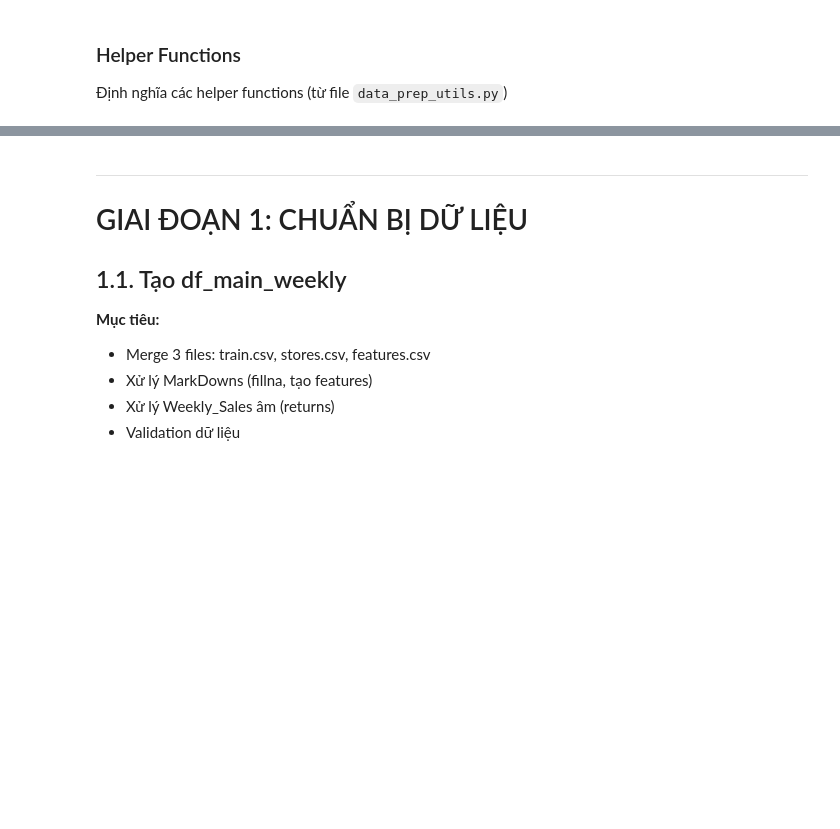
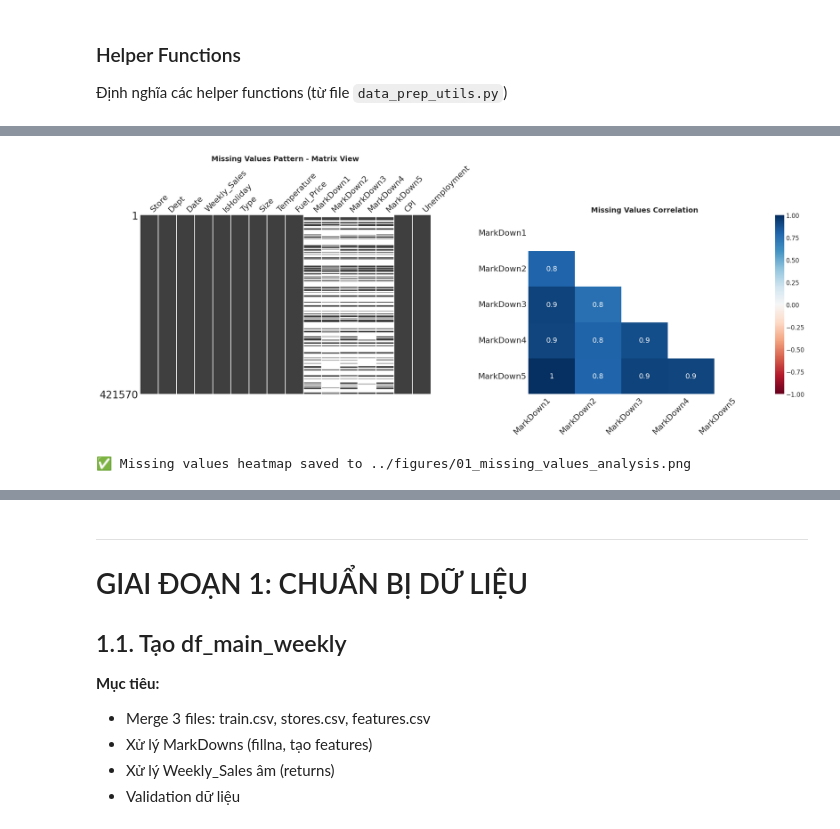
Before and after one commit to coderbian/Datathon---Data2U, a Jupyter notebook: notebooks/01_Data_Preparation_Complete.ipynb, the cells around one changed output, grey strips where cells are left out. Saved outputs shown, nothing was run; the diff lists cells and outputs as text; code cells hidden in the pictures; blank space fills up the shorter version.

Commit message:
feat: Complete data preparation

```diff
--- a/notebooks/01_Data_Preparation_Complete.ipynb
+++ b/notebooks/01_Data_Preparation_Complete.ipynb
@@ -174,0 +204,23 @@ print(f"📁 Processed path: {PROCESSED_PATH}")
+# %%
+# Load dữ liệu để phân tích missing values
+print("🔄 Loading datasets for quality assessment...")
+train_df = pd.read_csv(DATA_PATH + 'train.csv')
+stores_df = pd.read_csv(DATA_PATH + 'stores.csv')
+features_df = pd.read_csv(DATA_PATH + 'features.csv')
+
+# Merge để có full dataset
+df_merged = pd.merge(train_df, stores_df, on='Store', how='left')
+df_merged = pd.merge(df_merged, features_df, on=['Store', 'Date'], how='left', suffixes=('', '_features'))
+
+if 'IsHoliday_features' in df_merged.columns:
+    df_merged = df_merged.drop(columns=['IsHoliday_features'])
+
+print(f"✅ Merged data shape: {df_merged.shape}")
+print(f"\nMissing values per column:")
+missing_summary = df_merged.isnull().sum()
+missing_pct = (missing_summary / len(df_merged)) * 100
+missing_df = pd.DataFrame({
+    'Missing Count': missing_summary,
+    'Missing %': missing_pct
+}).sort_values('Missing Count', ascending=False)
+print(missing_df[missing_df['Missing Count'] > 0])
@@ -174,0 +238,20 @@ print(f"📁 Processed path: {PROCESSED_PATH}")
+# %%
+# Heatmap missing values
+fig, axes = plt.subplots(1, 2, figsize=(20, 8))
+
+# Heatmap 1: Missing values pattern
+msno.matrix(df_merged, ax=axes[0], sparkline=False)
+axes[0].set_title('Missing Values Pattern - Matrix View', fontsize=14, fontweight='bold')
+
+# Heatmap 2: Missing values correlation
+msno.heatmap(df_merged, ax=axes[1])
+axes[1].set_title('Missing Values Correlation', fontsize=14, fontweight='bold')
+
+plt.tight_layout()
+plt.savefig('../figures/01_missing_values_analysis.png', dpi=300, bbox_inches='tight')
+plt.show()
+
+print("✅ Missing values heatmap saved to ../figures/01_missing_values_analysis.png")
+# %% [output]
+[figure, added]
+✅ Missing values heatmap saved to ../figures/01_missing_values_analysis.png
```
Also changed, not shown: parts of 50 cells of this notebook, 14 other files.
